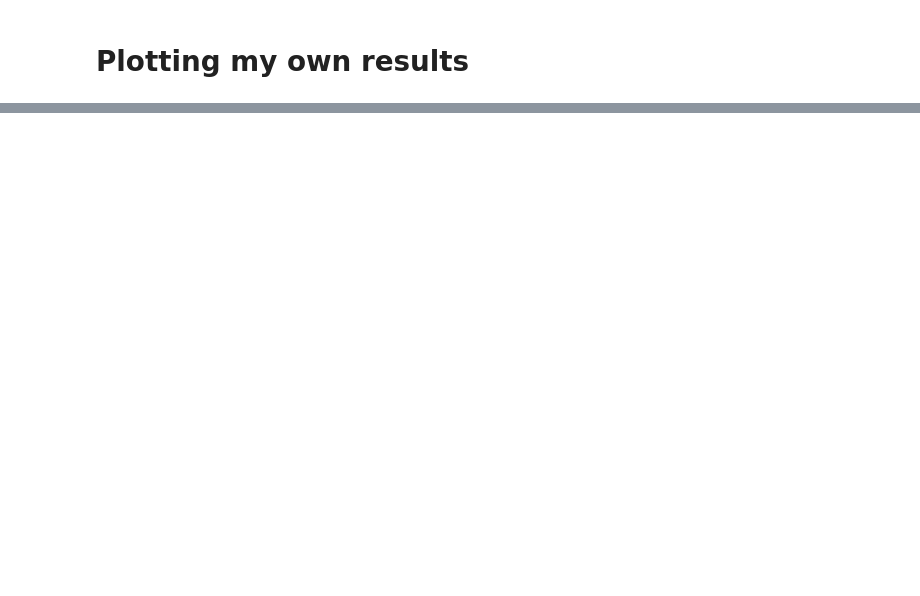
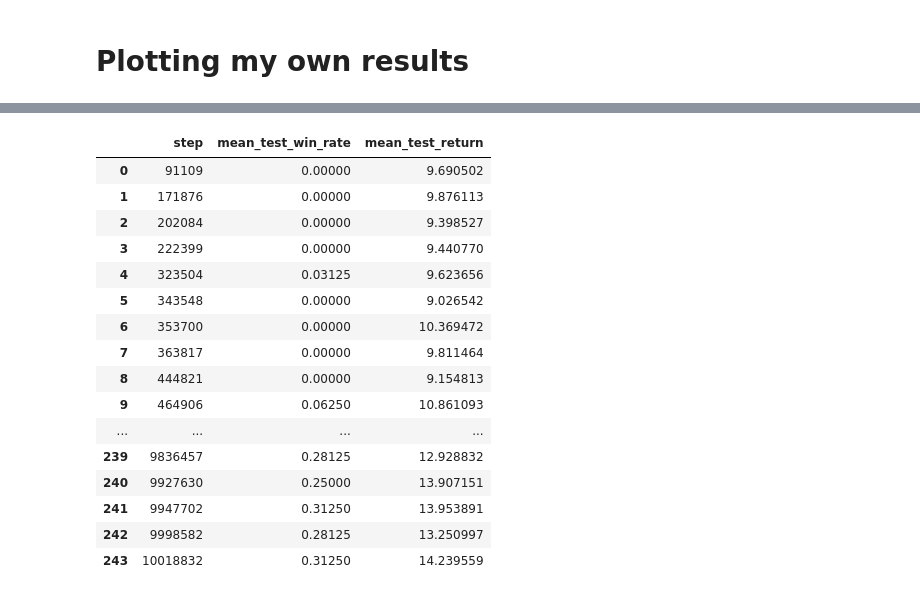
Before and after one commit to dewet99/noisynet-qmix, a Jupyter notebook: Comparing_Results.ipynb, the cells around one changed output, grey strips where cells are left out. Cells and saved outputs as stored; diff of their text form; code cells hidden in the pictures; blank space fills up the shorter version.

```diff
--- a/Comparing_Results.ipynb
+++ b/Comparing_Results.ipynb
@@ -199,0 +231,21 @@ print(won/held)
+# %%
+df_benchmark = pd.DataFrame(QMIX_data[experiment_name]["QMIX"][2])
+df_benchmark
+# %% [output]
+|  | step | mean_test_win_rate | mean_test_return |
+| 0 | 91109 | 0.00000 | 9.690502 |
+| 1 | 171876 | 0.00000 | 9.876113 |
+| 2 | 202084 | 0.00000 | 9.398527 |
+| 3 | 222399 | 0.00000 | 9.440770 |
+| 4 | 323504 | 0.03125 | 9.623656 |
+| 5 | 343548 | 0.00000 | 9.026542 |
+| 6 | 353700 | 0.00000 | 10.369472 |
+| 7 | 363817 | 0.00000 | 9.811464 |
+| 8 | 444821 | 0.00000 | 9.154813 |
+| 9 | 464906 | 0.06250 | 10.861093 |
+| ... | ... | ... | ... |
+| 239 | 9836457 | 0.28125 | 12.928832 |
+| 240 | 9927630 | 0.25000 | 13.907151 |
+| 241 | 9947702 | 0.31250 | 13.953891 |
+| 242 | 9998582 | 0.28125 | 13.250997 |
+| 243 | 10018832 | 0.31250 | 14.239559 |
```
Also changed, not shown: parts of 4 cells of this notebook, 3 other files.
